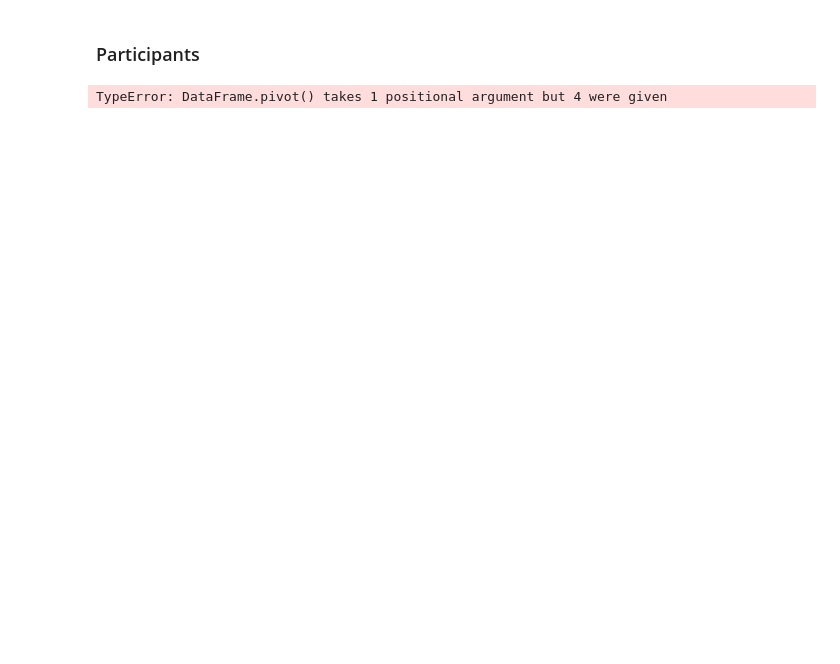
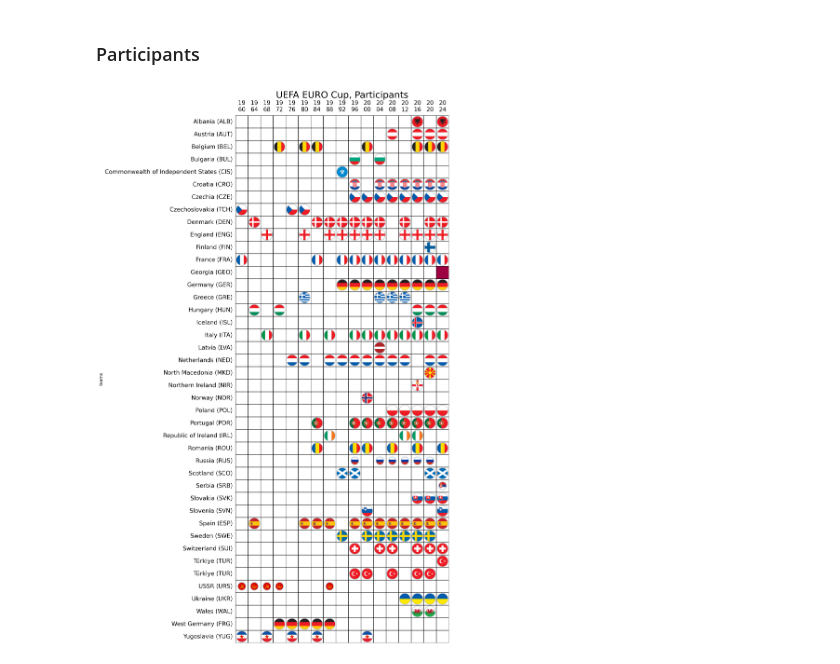
Before and after one commit to drama-404/uefa-championship-analysis, a Jupyter notebook: notebooks/UEFA-EDA.ipynb, the cells around one changed output. Saved outputs shown, nothing was run; the diff lists cells and outputs as text; code cells hidden in the pictures; blank space fills up the shorter version.

Commit message:
implementations of euro participation heatmap

```diff
--- a/notebooks/UEFA-EDA.ipynb
+++ b/notebooks/UEFA-EDA.ipynb
@@ -192,21 +152,79 @@ memory usage: 131.2+ KB
 # %% [markdown]
 ### Participants
 # %%
-df_team = all_matches.groupby('year').agg(home=('home_team', list), away=('away_team', list))
-df_team['teams'] = df_team.apply(lambda x: list(set(x['home']+x['away'])), axis=1)
+# Group matches by year and aggregate teams
+all_matches['home_team_extra'] = all_matches.apply(lambda row: f"{row['home_team']} ({row['home_team_code']})", axis=1)
+all_matches['away_team_extra'] = all_matches.apply(lambda row: f"{row['away_team']} ({row['away_team_code']})", axis=1)
+df_team = all_matches.groupby('year').agg(home=('home_team_extra', list), away=('away_team_extra', list))
+df_team['teams'] = df_team.apply(lambda x: list(set(x['home'] + x['away'])), axis=1)
 df_team['#'] = df_team['teams'].apply(len)
 
-
-df_team_pivot = df_team['teams'].explode().reset_index().pivot('year', 'teams', 'year').T
+# Pivot table for heatmap
+df_team_pivot = df_team['teams'].explode().reset_index().pivot(index='year', columns='teams', values='year').T
 df_team_pivot[df_team_pivot > 0] = 1
 column_list = sorted(df_team.index, reverse=True)
 
 df_team_pivot['times'] = df_team_pivot.sum(axis=1)
-df_team_pivot = df_team_pivot.sort_values(['times']+column_list, ascending=[False]*(len(column_list)+1))
+df_team_pivot = df_team_pivot.sort_values(['times'] + column_list, ascending=[False] * (len(column_list) + 1))
 
-df_team_pivot.columns = [str(col)[:-2]+'\n'+str(col)[-2:] for col in column_list[::-1]] + ['times']
-# df_team_pivot.index = [idx.replace(' ', '\n', 1) for idx in df_team_pivot.index]
+df_team_pivot.columns = [str(col)[:-2] + '\n' + str(col)[-2:] for col in column_list[::-1]] + ['times']
+df_team_pivot = df_team_pivot.drop('times', axis=1)
+df_team_pivot = df_team_pivot.sort_index()
 
-df_team_pivot.shape
+# Function to load country logos
+def get_image(path):
+    return OffsetImage(plt.imread(path), zoom=0.04)
+
+# Function to plot heatmap with logos
+def plot_with_logos(data, title, size=(16, 16), is_save=False):
+    '''
+    Plot heatmap with country logos.
+    '''
+    dpi = 200
+    fig, ax = plt.subplots(figsize=size, dpi=dpi)
+
+    # Create a mask for cells without logos
+    mask = data.copy()
+    mask[:] = False
+
+
+    # Customize ticks and labels
+    ax.tick_params(axis='x', labelsize=14)
+    ax.tick_params(axis='y', labelsize=14)
+    ax.set_ylabel('')
+    ax.set_xlabel('')
+    ax.xaxis.tick_top()
+    ax.xaxis.set_ticks_position('none')
+    ax.yaxis.set_ticks_position('none')
+    ax.spines[['bottom', 'right']].set_visible(True)
+    ax.set_title(title, size=22)
+
+    # Add country logos and update the mask
+    for (i, j), val in np.ndenumerate(data):
+        if val == 1:
+            # Extract the country code using regex
+            country_code = re.search(r'\((.*?)\)', data.index[i]).group(1)
+            try:
+                logo_path = f'../inputs/logos/{country_code}.png'
+                ab = AnnotationBbox(get_image(logo_path), (j + 0.5, i + 0.5), frameon=False)
+                ax.add_artist(ab)
+            except FileNotFoundError:
+                mask.iloc[i, j] = True  # Mark cell to be colored black
+
+    # Plot the heatmap with the mask
+    sns.heatmap(data, annot=False, cbar=False, linewidths=0.5,
+                linecolor='black', square=True, cmap='Spectral', ax=ax, mask=~mask,
+                facecolor='black')
+
+    plt.tight_layout()
+    if is_save:
+        plt.savefig(f'{title.lower()}.png')
+    plt.show()
+
+# Title for the plot
+title = 'UEFA EURO Cup, Participants'
+
+# Plotting the heatmap with logos
+plot_with_logos(df_team_pivot, title=title, size=(12, 32), is_save=True)
 # %% [output]
-TypeError: DataFrame.pivot() takes 1 positional argument but 4 were given
+[figure, added]
```
Also changed, not shown: parts of 8 cells of this notebook, 7 other files.
